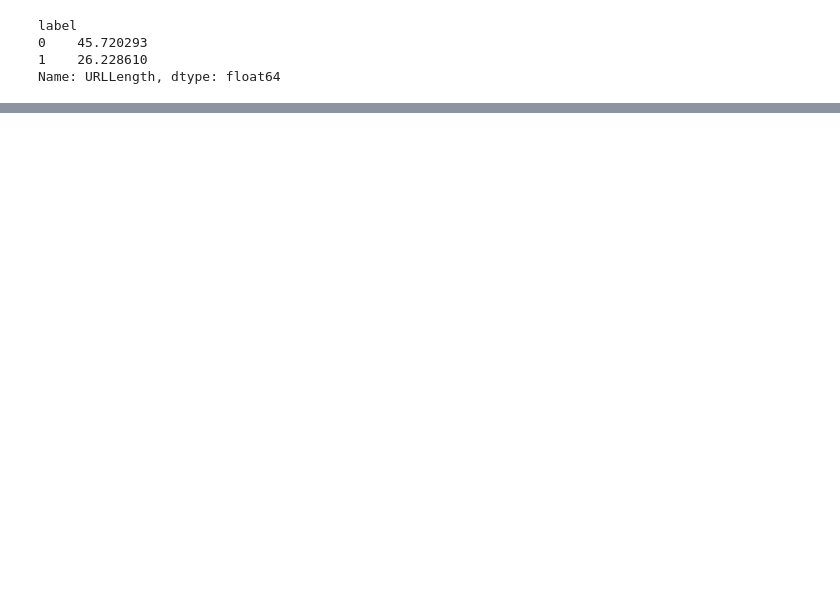
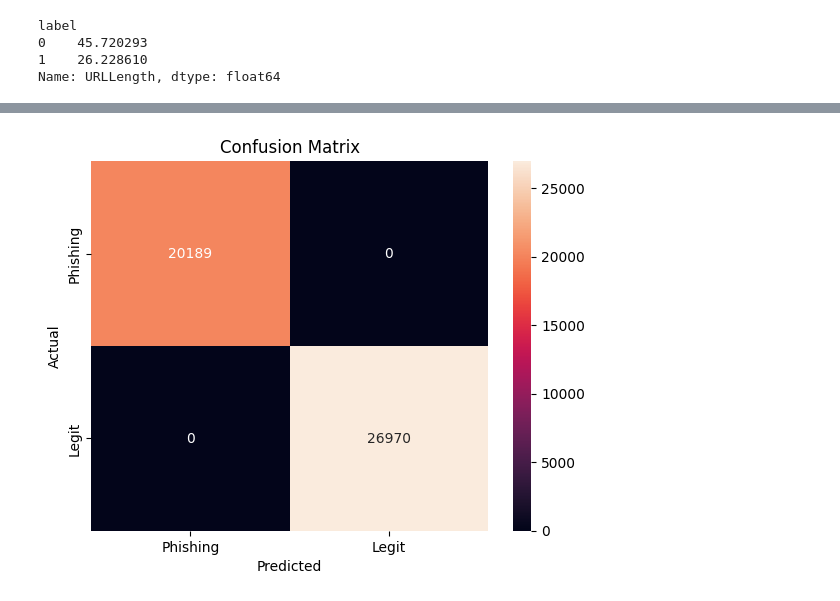
Before and after one commit to chustinecantal/Phishing-Detection-AI, a Jupyter notebook: notebooks/01_eda.ipynb, the cells around one changed output, grey strips where cells are left out. Cells and saved outputs as stored; diff of their text form; code cells hidden in the pictures; blank space fills up the shorter version.

Commit message:
feat: complete EDA and initial model training

```diff
--- a/notebooks/01_eda.ipynb
+++ b/notebooks/01_eda.ipynb
@@ -56,0 +169,4 @@ plt.show()
+# %%
+X = X.drop(columns=['TLD'])
+print("New shape:", X.shape)
+print("Remaining object columns:", X.select_dtypes(include='object').columns.tolist())
@@ -56,0 +207,12 @@ plt.show()
+# %%
+#Train the first model: Random Forest Classifier
+from sklearn.ensemble import RandomForestClassifier
+
+model = RandomForestClassifier(
+    n_estimators=100,  # 100 decision trees voting together
+    random_state=42,   # reproducible results
+    n_jobs=-1          # use all your CPU cores
+)
+
+model.fit(X_train, y_train)
+print("Model trained successfully.")
@@ -56,0 +221,8 @@ plt.show()
+# %%
+from sklearn.metrics import accuracy_score, classification_report, confusion_matrix
+
+y_pred = model.predict(X_test)
+
+print("Accuracy:", accuracy_score(y_test, y_pred))
+print("\nClassification Report:")
+print(classification_report(y_test, y_pred, target_names=['Phishing', 'Legit']))
@@ -56,0 +241,15 @@ plt.show()
+# %%
+import seaborn as sns
+import matplotlib.pyplot as plt
+
+cm = confusion_matrix(y_test, y_pred)
+
+sns.heatmap(cm, annot=True, fmt='d',
+            xticklabels=['Phishing', 'Legit'],
+            yticklabels=['Phishing', 'Legit'])
+plt.title('Confusion Matrix')
+plt.ylabel('Actual')
+plt.xlabel('Predicted')
+plt.show()
+# %% [output]
+[figure, added]
```
Also changed, not shown: parts of 25 cells of this notebook.
